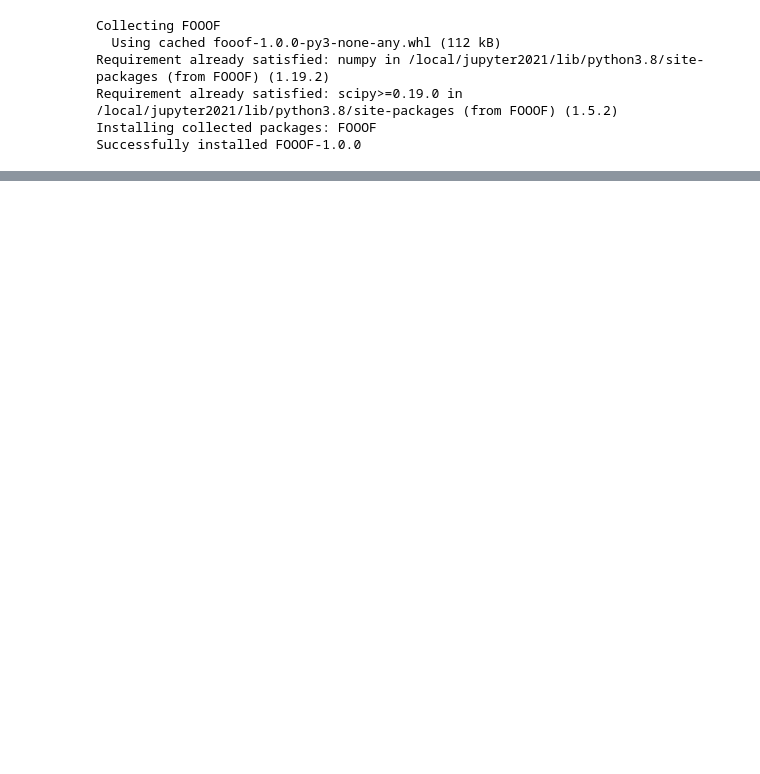
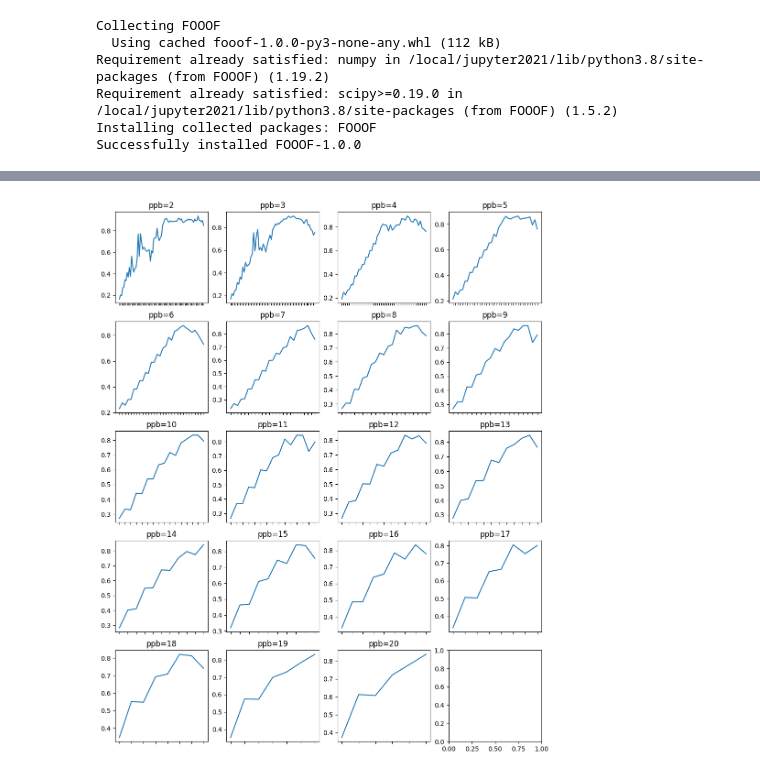
Before and after one commit to GriffithsLab/SynPy, a Jupyter notebook: SynPy/SynPy_playing.ipynb, the cells around one changed output, grey strips where cells are left out. Saved outputs shown, nothing was run; the diff lists cells and outputs as text; code cells hidden in the pictures; blank space fills up the shorter version.

```diff
--- a/SynPy/SynPy_playing.ipynb
+++ b/SynPy/SynPy_playing.ipynb
@@ -34,0 +321,38 @@ Wall time: 1.68 s
+# %%
+ppb_values = xyz_gains['ppb'].unique()
+num_rows = (len(ppb_values) + 3) // 4
+num_cols = min(len(ppb_values), 4)
+
+# create the figure and subplots
+fig, axes = plt.subplots(nrows=num_rows, ncols=num_cols, figsize=(12, 3*num_rows))
+
+for i, ppb in enumerate(ppb_values):
+
+    row_index = i // num_cols
+    col_index = i % num_cols
+
+    ax = axes[row_index, col_index] if num_rows > 1 else axes[col_index]
+
+
+    dv = xyz_gains['theta_sign'][xyz_gains['ppb'] == ppb]
+    iv = np.array([float(re.findall(r'osc=([+-]?\d*\.\d+|\d+\.\d*)', key)[0]) for key in dv.index])
+
+    slope, intercept, _, _, _ = stats.linregress(iv, dv.values)
+
+    #     # calculate fitted line
+    fitted_line = slope*iv + intercept
+
+    #     # subtract fitted line from original column to obtain de-trended column
+    data = pd.Series(dv)
+    detrended_data = data - fitted_line
+
+
+    ax.plot(data)
+    ax.set_xticklabels([])
+#     ax.axhline(y=0, color='green', linestyle='--')
+
+    ax.set_title(f'ppb={ppb}')
+
+plt.show()
+# %% [output]
+[figure, added]
```
Also changed, not shown: parts of 34 cells of this notebook, 1 other file.
